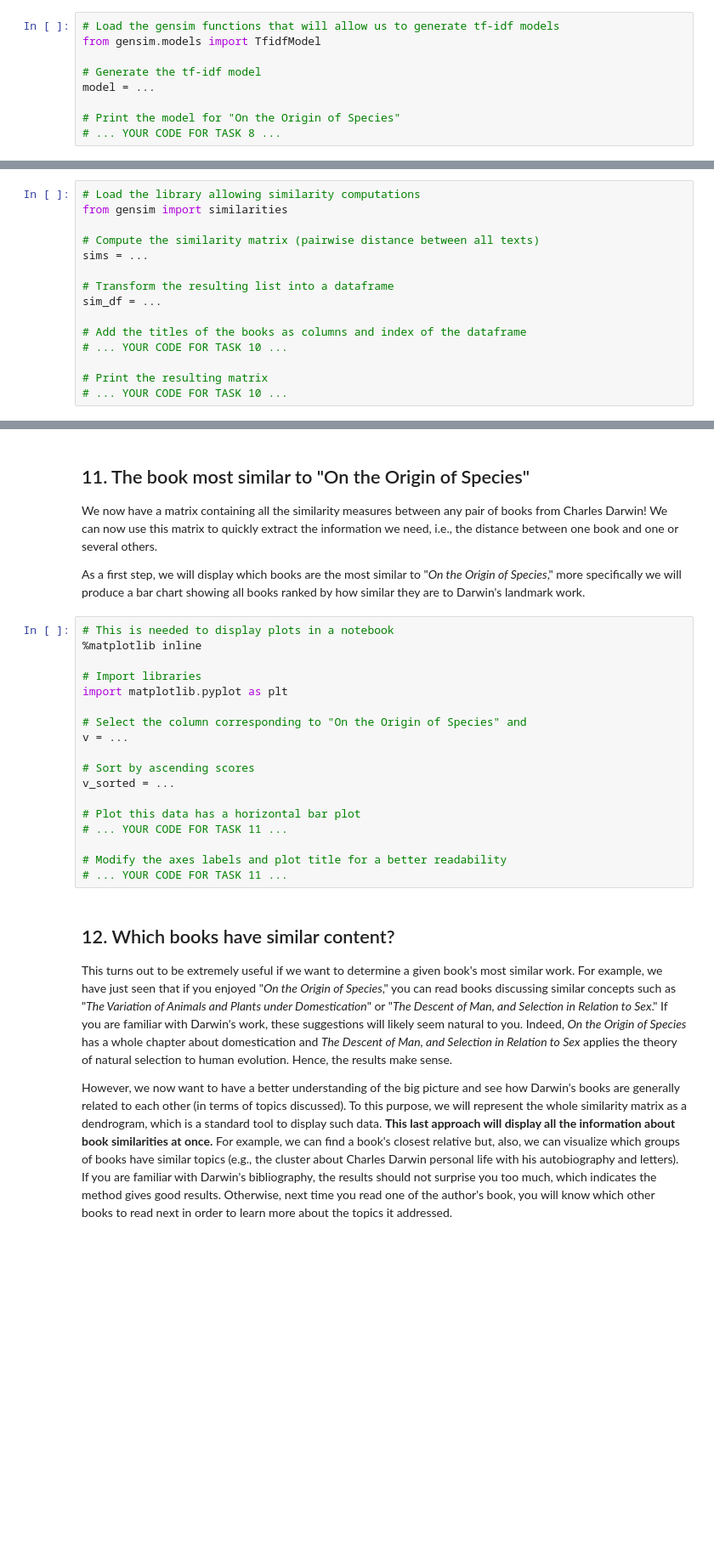
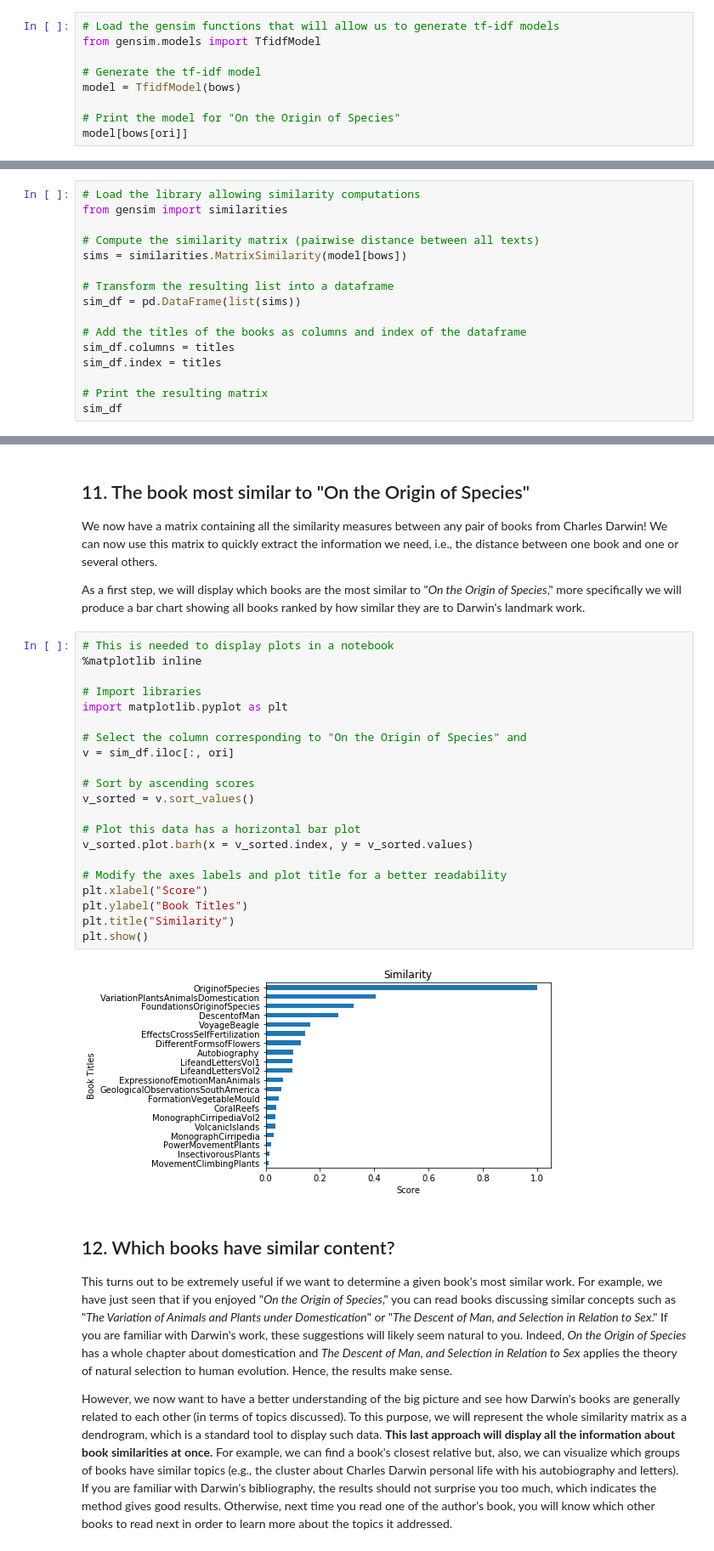
Before and after one commit to Liu-Zhichao/DataCamp_Projects, a Jupyter notebook: Book Recommendations from Charles Darwin/notebook.ipynb, the cells around one changed output, grey strips where cells are left out. Shown: that part at 85% size. Cells and saved outputs as stored; diff of their text form; blank space fills up the shorter version.

```diff
--- a/Book Recommendations from Charles Darwin/notebook.ipynb
+++ b/Book Recommendations from Charles Darwin/notebook.ipynb
@@ -228,7 +228,7 @@ df_bow_origin.head(10)
 from gensim.models import TfidfModel
 
 # Generate the tf-idf model
-model = ...
+model = TfidfModel(bows)
 
 # Print the model for "On the Origin of Species"
-# ... YOUR CODE FOR TASK 8 ...
+model[bows[ori]]
@@ -256,13 +287,14 @@ df_tfidf = ...
 from gensim import similarities
 
 # Compute the similarity matrix (pairwise distance between all texts)
-sims = ...
+sims = similarities.MatrixSimilarity(model[bows])
 
 # Transform the resulting list into a dataframe
-sim_df = ...
+sim_df = pd.DataFrame(list(sims))
 
 # Add the titles of the books as columns and index of the dataframe
-# ... YOUR CODE FOR TASK 10 ...
+sim_df.columns = titles
+sim_df.index = titles
 
 # Print the resulting matrix
-# ... YOUR CODE FOR TASK 10 ...
+sim_df
@@ -273,21 +323,26 @@ sim_df = ...
 # %%
 # This is needed to display plots in a notebook
 %matplotlib inline
 
 # Import libraries
 import matplotlib.pyplot as plt
 
 # Select the column corresponding to "On the Origin of Species" and
-v = ...
+v = sim_df.iloc[:, ori]
 
 # Sort by ascending scores
-v_sorted = ...
+v_sorted = v.sort_values()
 
 # Plot this data has a horizontal bar plot
-# ... YOUR CODE FOR TASK 11 ...
+v_sorted.plot.barh(x = v_sorted.index, y = v_sorted.values)
 
 # Modify the axes labels and plot title for a better readability
-# ... YOUR CODE FOR TASK 11 ...
+plt.xlabel("Score")
+plt.ylabel("Book Titles")
+plt.title("Similarity")
+plt.show()
+# %% [output]
+[figure, added]
 # %% [markdown]
 ## 12. Which books have similar content?
 <p>This turns out to be extremely useful if we want to determine a given book's most similar work. For example, we have just seen that if you enjoyed "<em>On the Origin of Species</em>," you can read books discussing similar concepts such as "<em>The Variation of Animals and Plants under Domestication</em>" or "<em>The Descent of Man, and Selection in Relation to Sex</em>." If you are familiar with Darwin's work, these suggestions will likely seem natural to you. Indeed, <em>On the Origin of Species</em> has a whole chapter about domestication and <em>The Descent of Man, and Selection in Relation to Sex</em> applies the theory of natural selection to human evolution. Hence, the results make sense.</p>
```
Also changed, not shown: parts of 5 cells of this notebook, 2 other files.
